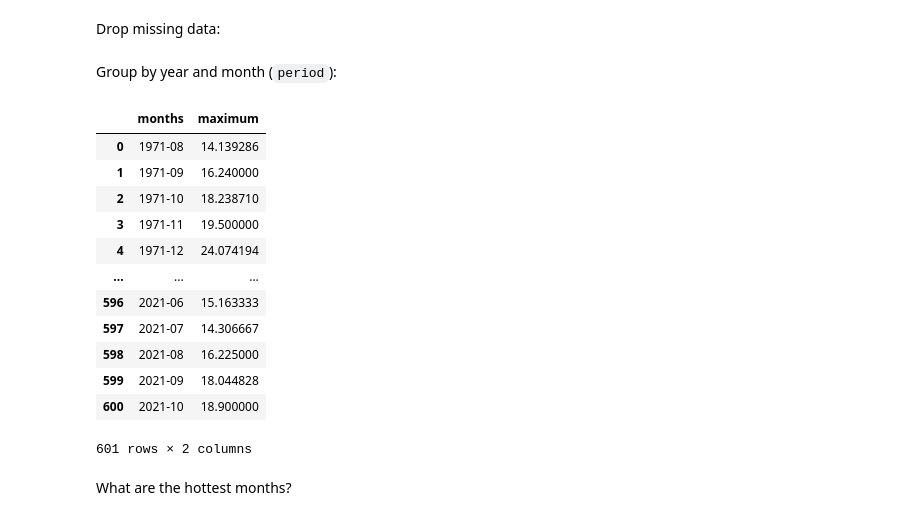
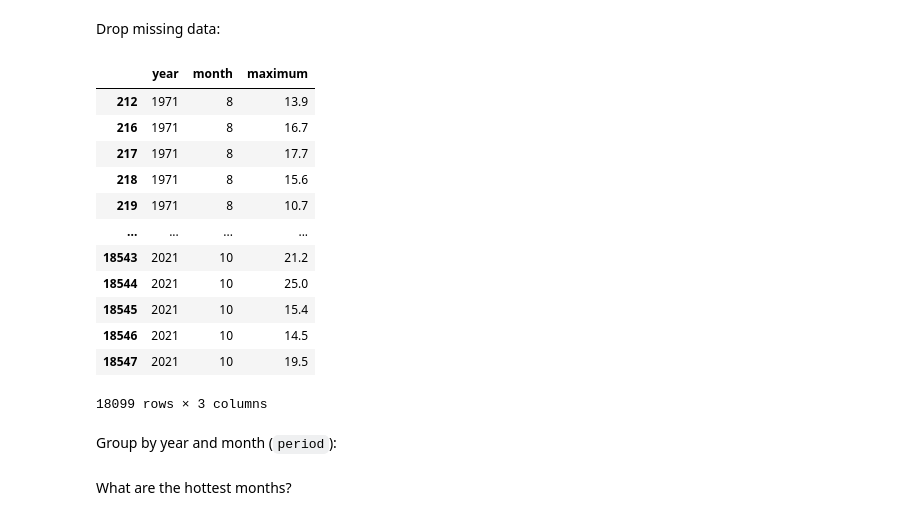
Before and after one commit to frankhjung/jupyter-examples, a Jupyter notebook: cheltenham_climate.ipynb, the cells around one changed output. Drawn from its saved outputs; the diff is of its cells as text; code cells hidden in the pictures.

```diff
--- a/cheltenham_climate.ipynb
+++ b/cheltenham_climate.ipynb
@@ -103,26 +58,26 @@ df, df.dtypes, df.columns
 # %% [markdown]
 Drop missing data:
 # %%
-df.dropna(subset=['maximum'], inplace=True)
+df1 = df0.dropna(subset=['maximum'])
+df1
+# %% [output]
+|  | year | month | maximum |
+| 212 | 1971 | 8 | 13.9 |
+| 216 | 1971 | 8 | 16.7 |
+| 217 | 1971 | 8 | 17.7 |
+| 218 | 1971 | 8 | 15.6 |
+| 219 | 1971 | 8 | 10.7 |
+| ... | ... | ... | ... |
+| 18543 | 2021 | 10 | 21.2 |
+| 18544 | 2021 | 10 | 25.0 |
+| 18545 | 2021 | 10 | 15.4 |
+| 18546 | 2021 | 10 | 14.5 |
+| 18547 | 2021 | 10 | 19.5 |
+18099 rows × 3 columns
 # %% [markdown]
 Group by year and month (`period`):
 # %%
-# ym = group by year & month
-ym = df.groupby(['months'])['maximum'].mean().reset_index()
-ym
+# group by year & month and calculate that months average maximum temperature
+df2 = df1.groupby(['year', 'month'])['maximum'].mean().reset_index()
-# %% [output]
-|  | months | maximum |
-| 0 | 1971-08 | 14.139286 |
-| 1 | 1971-09 | 16.240000 |
-| 2 | 1971-10 | 18.238710 |
-| 3 | 1971-11 | 19.500000 |
-| 4 | 1971-12 | 24.074194 |
-| ... | ... | ... |
-| 596 | 2021-06 | 15.163333 |
-| 597 | 2021-07 | 14.306667 |
-| 598 | 2021-08 | 16.225000 |
-| 599 | 2021-09 | 18.044828 |
-| 600 | 2021-10 | 18.900000 |
-601 rows × 2 columns
 # %% [markdown]
 What are the hottest months?
```
Also changed, not shown: parts of 28 cells of this notebook.
